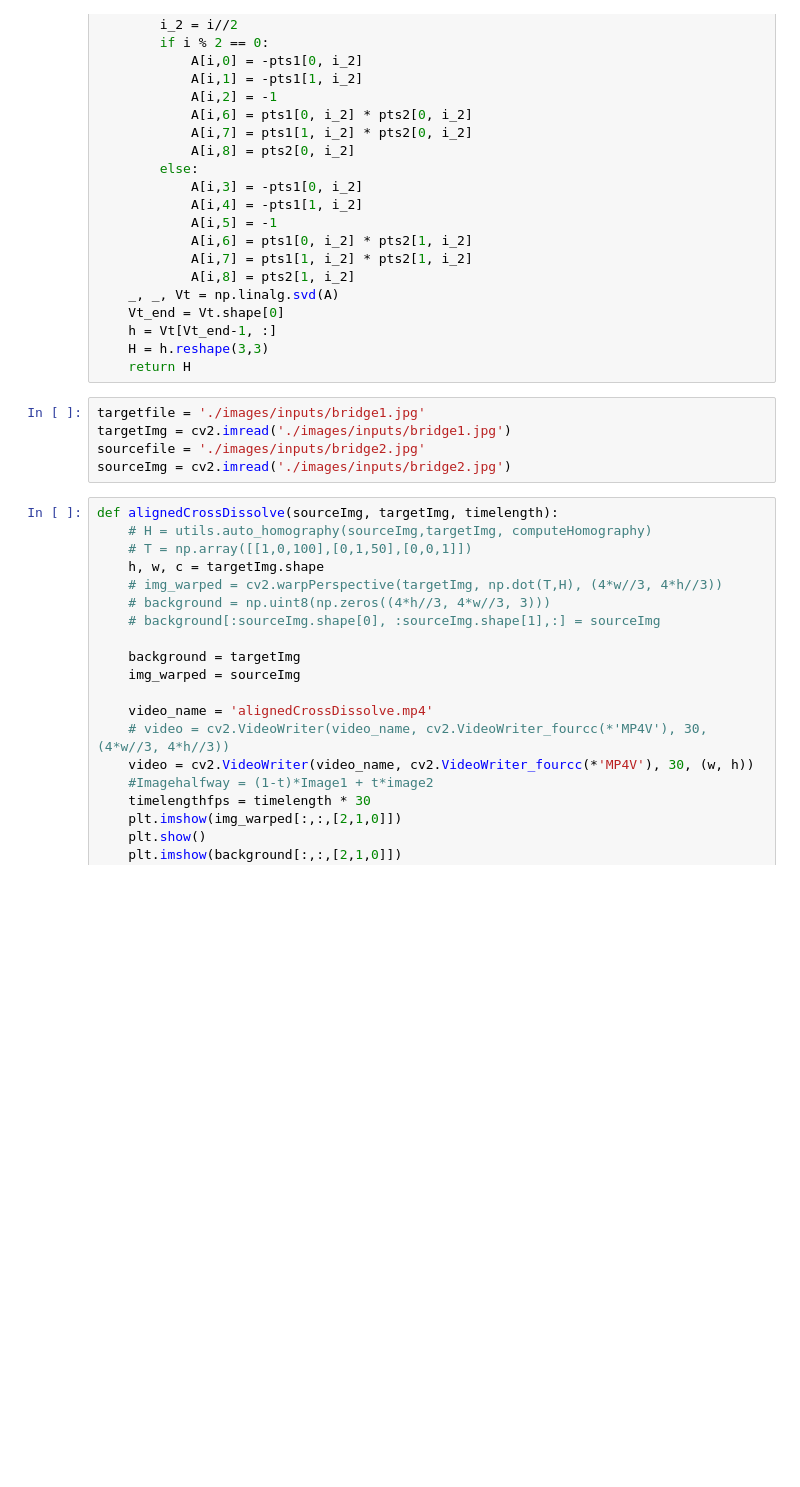
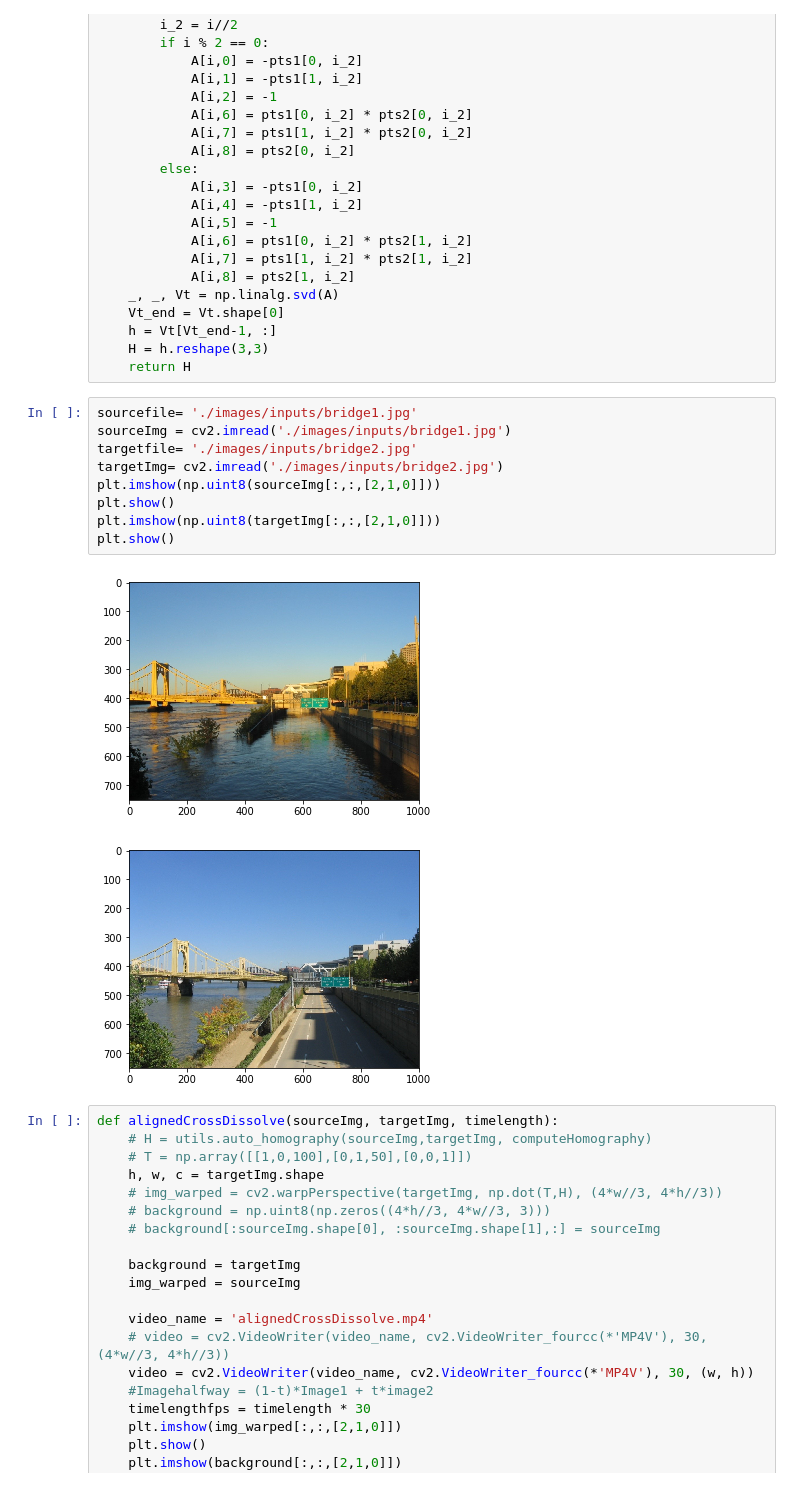
Before and after one commit to Augustine-C/final_project_image_morphing, a Jupyter notebook: triangulation2.ipynb, the cells around one changed output. Saved outputs shown, nothing was run; the diff lists cells and outputs as text; blank space fills up the shorter version.

```diff
--- a/triangulation2.ipynb
+++ b/triangulation2.ipynb
@@ -205,11 +231,18 @@ def computeHomography(pts1, pts2,normalization_func=None):
     h = Vt[Vt_end-1, :]
     H = h.reshape(3,3)
     return H
-# %%
-targetfile = './images/inputs/bridge1.jpg'
-targetImg = cv2.imread('./images/inputs/bridge1.jpg')
-sourcefile = './images/inputs/bridge2.jpg'
-sourceImg = cv2.imread('./images/inputs/bridge2.jpg')
+# %%
+sourcefile= './images/inputs/bridge1.jpg'
+sourceImg = cv2.imread('./images/inputs/bridge1.jpg')
+targetfile= './images/inputs/bridge2.jpg'
+targetImg= cv2.imread('./images/inputs/bridge2.jpg')
+plt.imshow(np.uint8(sourceImg[:,:,[2,1,0]]))
+plt.show()
+plt.imshow(np.uint8(targetImg[:,:,[2,1,0]]))
+plt.show()
+# %% [output]
+[figure, added]
+[figure, added]
 # %%
 def alignedCrossDissolve(sourceImg, targetImg, timelength):
     # H = utils.auto_homography(sourceImg,targetImg, computeHomography)
```
Also changed, not shown: parts of 28 cells of this notebook.
